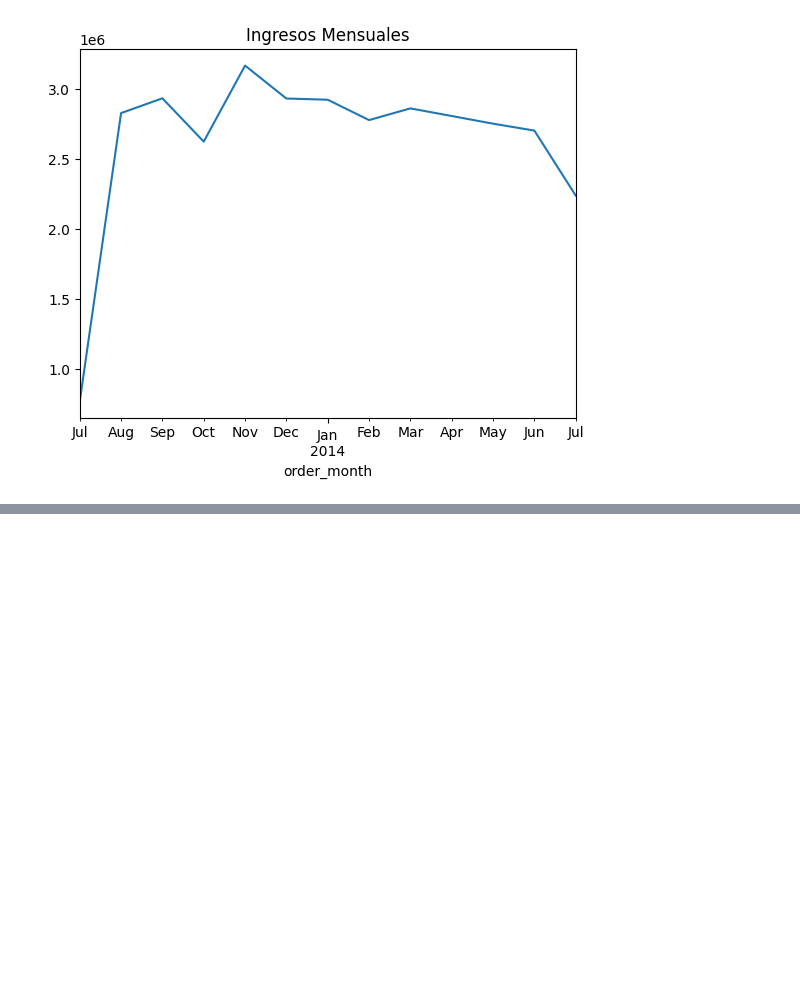
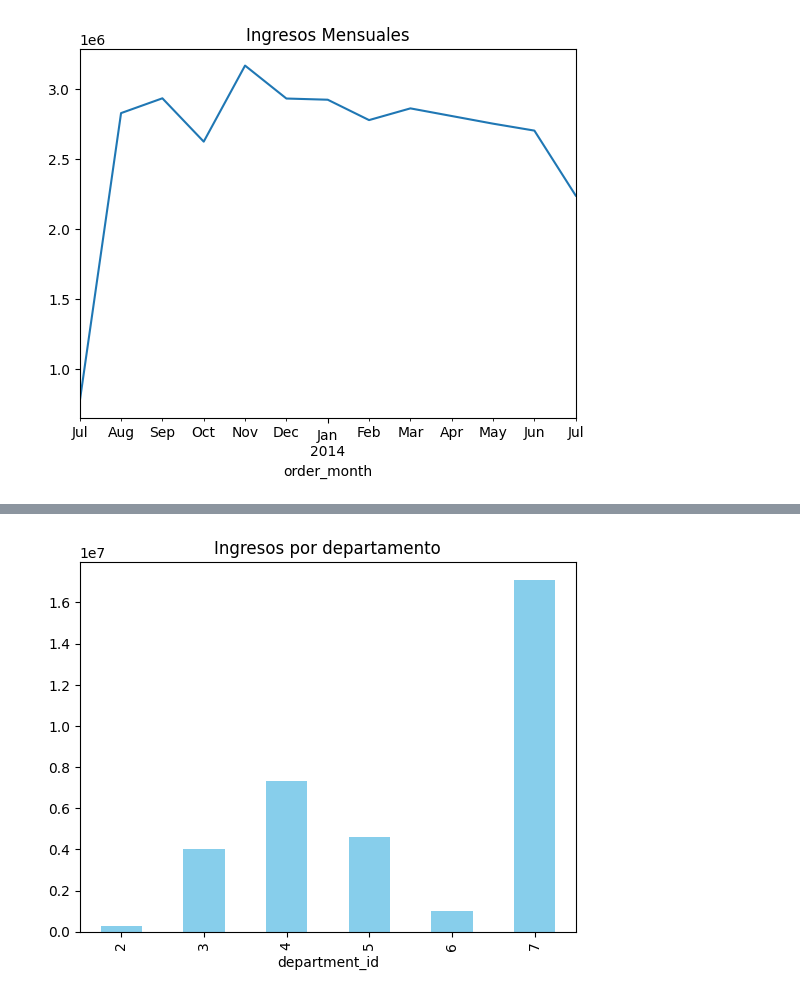
Before and after one commit to SOTO729/Python-Datapath, a Jupyter notebook: Sesion4/2.Visualizacion_retail.ipynb, the cells around one changed output, grey strips where cells are left out. Saved outputs shown, nothing was run; the diff lists cells and outputs as text; code cells hidden in the pictures; blank space fills up the shorter version.

```diff
--- a/Sesion4/2.Visualizacion_retail.ipynb
+++ b/Sesion4/2.Visualizacion_retail.ipynb
@@ -156,0 +194,4 @@ plt.show()
+# %%
+#Comparativo de ventas entre departamentos / bar
+categories=df_categories.merge(df_departments,left_on='category_department_id',right_on='department_id')
+categories
@@ -156,0 +216,3 @@ plt.show()
+# %%
+products=categories.merge(df_products[['product_id','product_category_id']],left_on='category_id',right_on='product_category_id')
+products
@@ -156,0 +233,3 @@ plt.show()
+# %%
+order_item=products.merge(df_order_items,left_on='product_id',right_on='order_item_product_id')
+order_item
@@ -156,0 +266,3 @@ plt.show()
+# %%
+ingresos_por_departamento=order_item.groupby('department_id')['order_item_subtotal'].sum()
+ingresos_por_departamento
@@ -156,0 +278,6 @@ plt.show()
+# %%
+ingresos_por_departamento.plot(kind='bar',color='skyblue')
+plt.title('Ingresos por departamento')
+plt.show()
+# %% [output]
+[figure, added]
```
Also changed, not shown: parts of 16 cells of this notebook.
